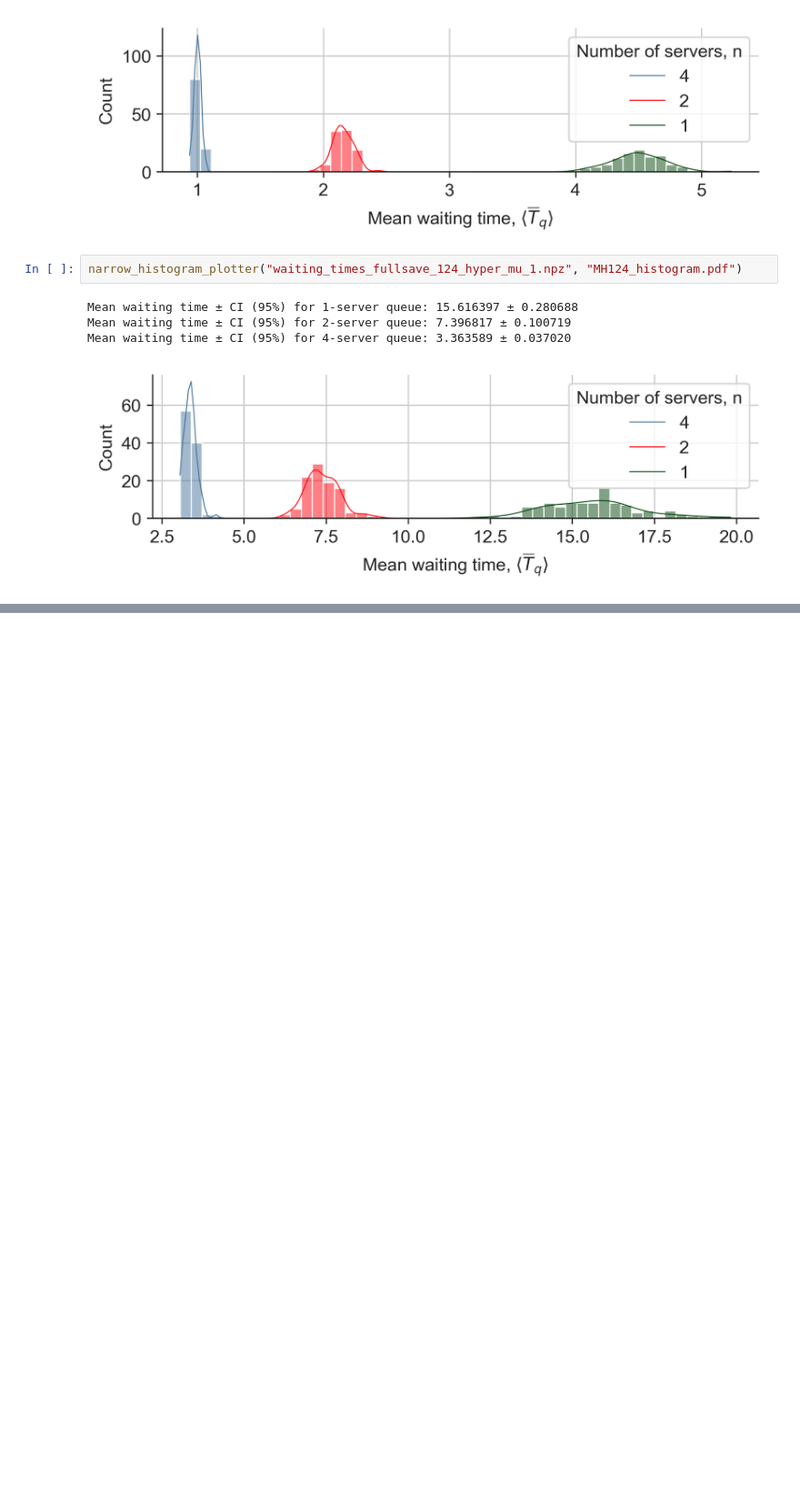
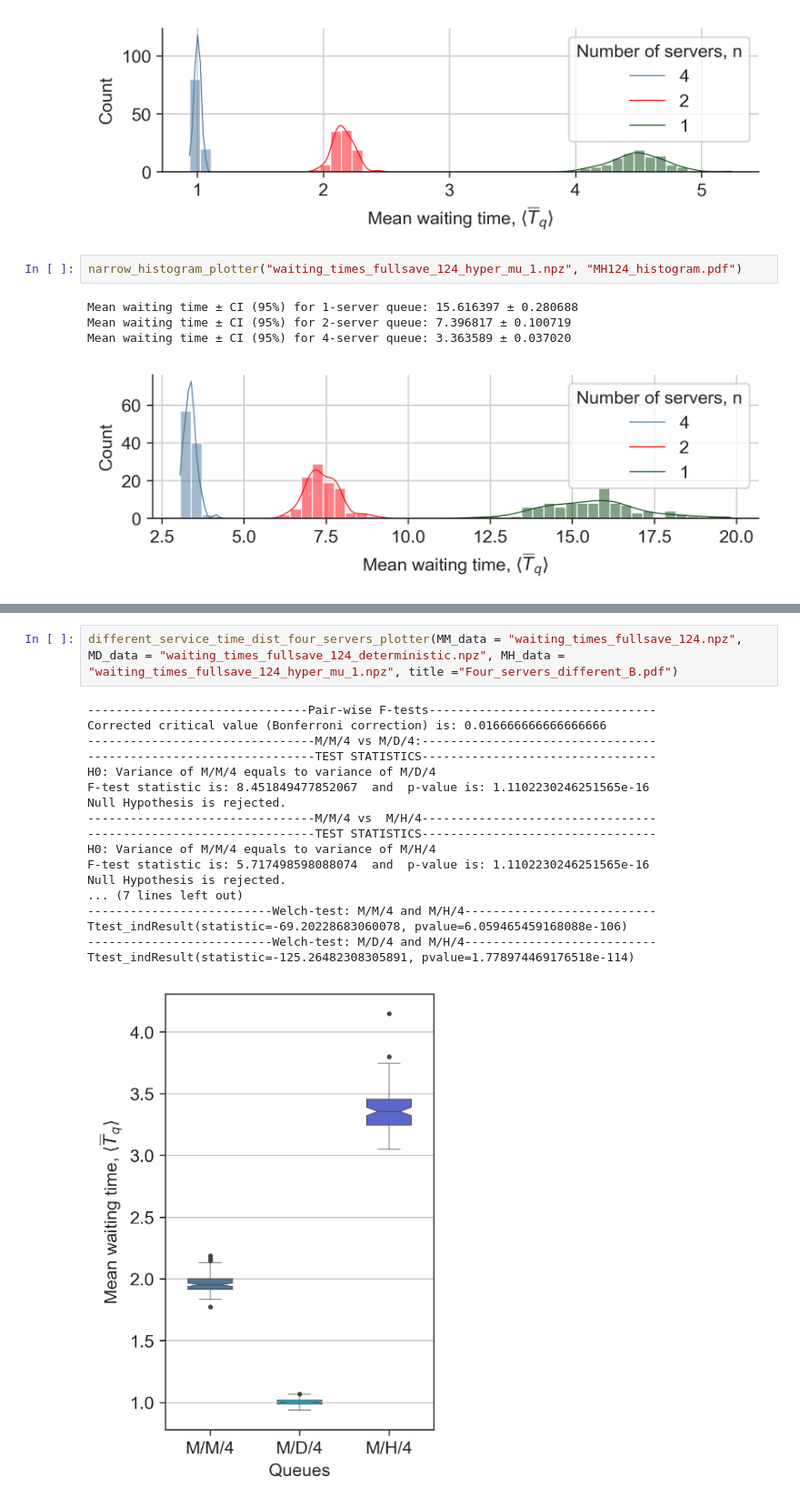
Before and after one commit to loonatick-src/stochastic-sim-2, a Jupyter notebook: DES_sim_refactor.ipynb, the cells around one changed output, grey strips where cells are left out. Shown at 91% size. Cells and saved outputs as stored; diff of their text form; blank space fills up the shorter version.

```diff
--- a/DES_sim_refactor.ipynb
+++ b/DES_sim_refactor.ipynb
@@ -1062,0 +1531,21 @@ Mean waiting time ± CI (95%) for 4-server queue: 3.363589 ± 0.037020
+# %%
+different_service_time_dist_four_servers_plotter(MM_data = "waiting_times_fullsave_124.npz", MD_data = "waiting_times_fullsave_124_deterministic.npz", MH_data = "waiting_times_fullsave_124_hyper_mu_1.npz", title ="Four_servers_different_B.pdf")
+# %% [output]
+-------------------------------Pair-wise F-tests--------------------------------
+Corrected critical value (Bonferroni correction) is: 0.016666666666666666
+--------------------------------M/M/4 vs M/D/4:---------------------------------
+--------------------------------TEST STATISTICS---------------------------------
+H0: Variance of M/M/4 equals to variance of M/D/4
+F-test statistic is: 8.451849477852067  and  p-value is: 1.1102230246251565e-16
+Null Hypothesis is rejected.
+--------------------------------M/M/4 vs  M/H/4---------------------------------
+--------------------------------TEST STATISTICS---------------------------------
+H0: Variance of M/M/4 equals to variance of M/H/4
+F-test statistic is: 5.717498598088074  and  p-value is: 1.1102230246251565e-16
+Null Hypothesis is rejected.
+... (7 lines left out)
+--------------------------Welch-test: M/M/4 and M/H/4---------------------------
+Ttest_indResult(statistic=-69.20228683060078, pvalue=6.059465459168088e-106)
+--------------------------Welch-test: M/D/4 and M/H/4---------------------------
+Ttest_indResult(statistic=-125.26482308305891, pvalue=1.778974469176518e-114)
+[figure, added]
```
Also changed, not shown: parts of 7 cells of this notebook, 3 other files.
